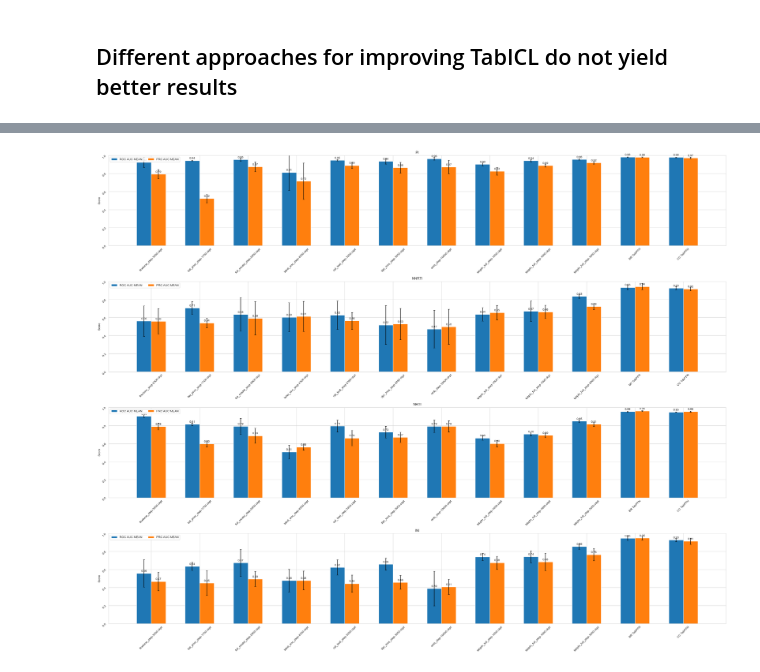
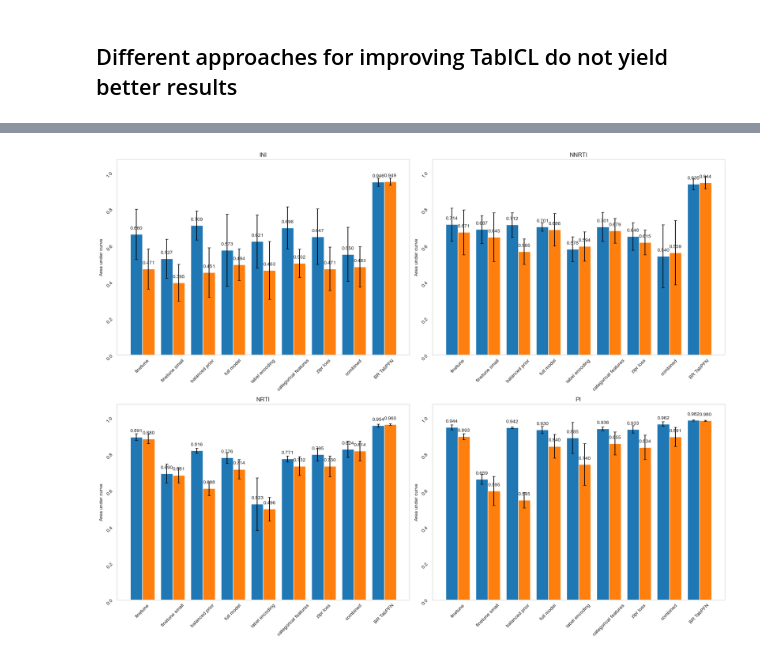
Before and after one commit to FloAvis/MultiLabel-PFN, a Jupyter notebook: statistics/MA_statistics.ipynb, the cells around one changed output, grey strips where cells are left out. Saved outputs shown, nothing was run; the diff lists cells and outputs as text; code cells hidden in the pictures.

```diff
--- a/statistics/MA_statistics.ipynb
+++ b/statistics/MA_statistics.ipynb
@@ -300,43 +472,21 @@ random_test/step-1
 # %% [markdown]
 ## Different approaches for improving TabICL do not yield better results
 # %%
- import matplotlib.pyplot as plt
-import pandas as pd
-import numpy as np
-import prediction_handler as result_handler
-import os
-import re
-from sklearn.metrics import jaccard_score, roc_auc_score
-import result_handler
-
-#setting filepaths of the results
-
-pi_results_filepath = "../prediction_results/PI_results/PI_"
-
-nnrti_results_filepath = "../prediction_results/NNRTI_results/NNRTI_"
-
-nrti_results_filepath = "../prediction_results/NRTI_results/NRTI_"
-
-ini_results_filepath = "../prediction_results/INI_results/INI_"
-
-
-
-#creating lists with filepaths for later visualisation
-filepath_list = [pi_results_filepath, nnrti_results_filepath, nrti_results_filepath, ini_results_filepath]
-
 
 
 
 modeltype = "MuLaTabICL_"
 
 models = [
-    "finetune_step-3300.ckpt",
-    "bal_prior_step-1700.ckpt",
-    "full_model_step-2900.ckpt",
-    "label_enc_step-4300.ckpt",
-    "cat_feat_step-3350.ckpt",
-    "zlpr_loss_step-3050.ckpt",
-    "omb_step-10000.ckpt"]
+    "finetune_step-1250.ckpt",
+    "finetune_stage3_step-50",
+    "bal_prior_step-1000.ckpt",
+    "full_model_step-1000.ckpt",
+    "label_enc_step-1000.ckpt",
+    "cat_feat_step-1000.ckpt",
+    "zlpr_loss_step-700.ckpt",
+    "omb_step-1000.ckpt"]
+
 
 
 results_mean = []
@@ -383,7 +533,7 @@ for path in filepath_list:
 
     #comp_mod = [benchmark_prefix + "BR_XGB_probabilities.csv", benchmark_prefix + "CC_XGB_probabilities.csv", path + "Binary_Relevance_probabilities_5_fold_homebrew_prediction_new_save.csv", path + "Classifier_Chain_probabilities_5_fold_homebrew_prediction_woNaN_new_save.csv"]
 
-    comp_mod = [path + "Binary_Relevance_probabilities_5_fold_homebrew_prediction_new_save.csv", path + "Classifier_Chain_probabilities_5_fold_homebrew_prediction_woNaN_new_save.csv"]
+    comp_mod = [path + "Binary_Relevance_probabilities_5_fold_homebrew_prediction_new_save.csv"]
 
     for model in comp_mod:
 
@@ -418,13 +568,22 @@ for path in filepath_list:
     results_std.append({"ROC AUC STD":roc_auc_std,
                     "PRC AUC STD":prc_auc_std})
 
-
-x_ticks = models + ["BR TabPFN", "CC TabPFN"]
+x_ticks = [
+    "finetune",
+    "finetune small",
+    "balanced prior",
+    "full model",
+    "label encoding",
+    "categorical features",
+    "zlpr loss",
+    "combined"] + ["BR TabPFN"]
 
 x = np.arange(len(x_ticks))  # the label locations
-width = 0.3  # the width of the bars
+width = 0.4  # the width of the bars
 
-fig, axs = plt.subplots(4, figsize=(30, 24),layout='tight')
+fig, axs = plt.subplots(2, 2, figsize=(18, 14),layout='tight')
+
+axs = axs.flatten()
 
 for i, path in enumerate(filepath_list):
 
@@ -437,16 +596,19 @@ for i, path in enumerate(filepath_list):
         rects = ax.bar(x + offset, measurement, width, label=attribute)
         print(results_std[i][attribute.strip("MEAN") + "STD"])
         ax.errorbar(x + offset, measurement, yerr=results_std[i][attribute.strip("MEAN") + "STD"],capsize=3, fmt="none", ecolor="black")
-        ax.bar_label(rects, fmt='%.2f', padding=3)
+        ax.bar_label(rects, fmt='%.3f', padding=8)
         multiplier += 1
 
+    ax.grid(False)
     # Add some text for labels, title and custom x-axis tick labels, etc.
-    ax.set_ylabel('Score')
+    ax.set_ylabel('Area under curve')
     ax.set_title(path.split("/")[-1].strip("_"))
     ax.tick_params(rotation=45)
     ax.set_xticks(x + width, x_ticks)
-    ax.legend(loc='upper left', ncols=3)
-    ax.set_ylim(0, 1)
+    #ax.legend(loc='upper left', ncols=3)
+    ax.set_ylim(0, 1.07)
 
-plt.show()
+#plt.show()
+
+#plt.savefig("../figures/08_diff_approaches/diff_app_auc.png")
 # %% [output]
@@ -470 +632 @@ tabpfn_full_step-3000.ckpt
-[figure, old version]
+[figure, new version]
```
Also changed, not shown: parts of 15 cells of this notebook, 3 other files.
